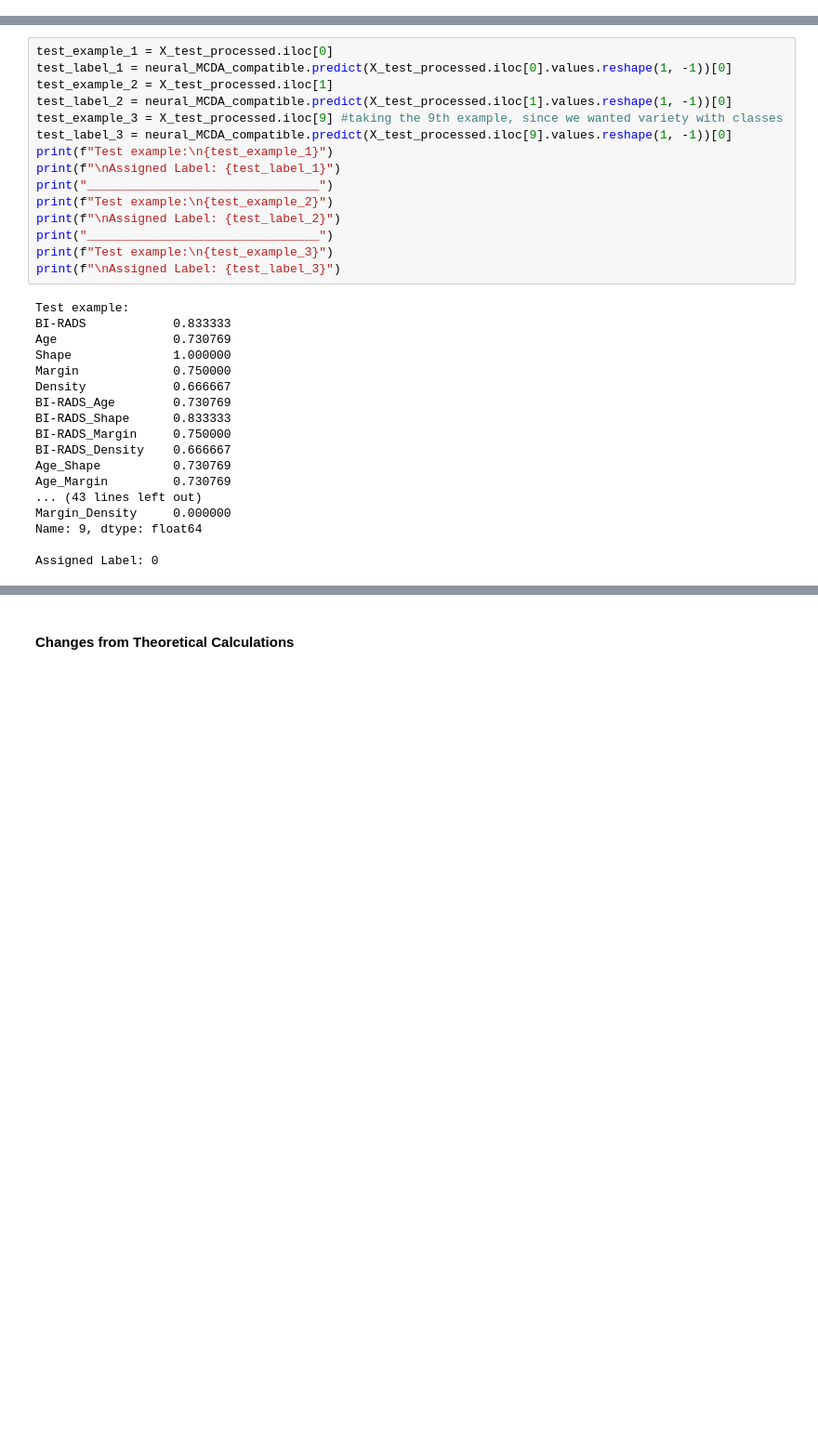
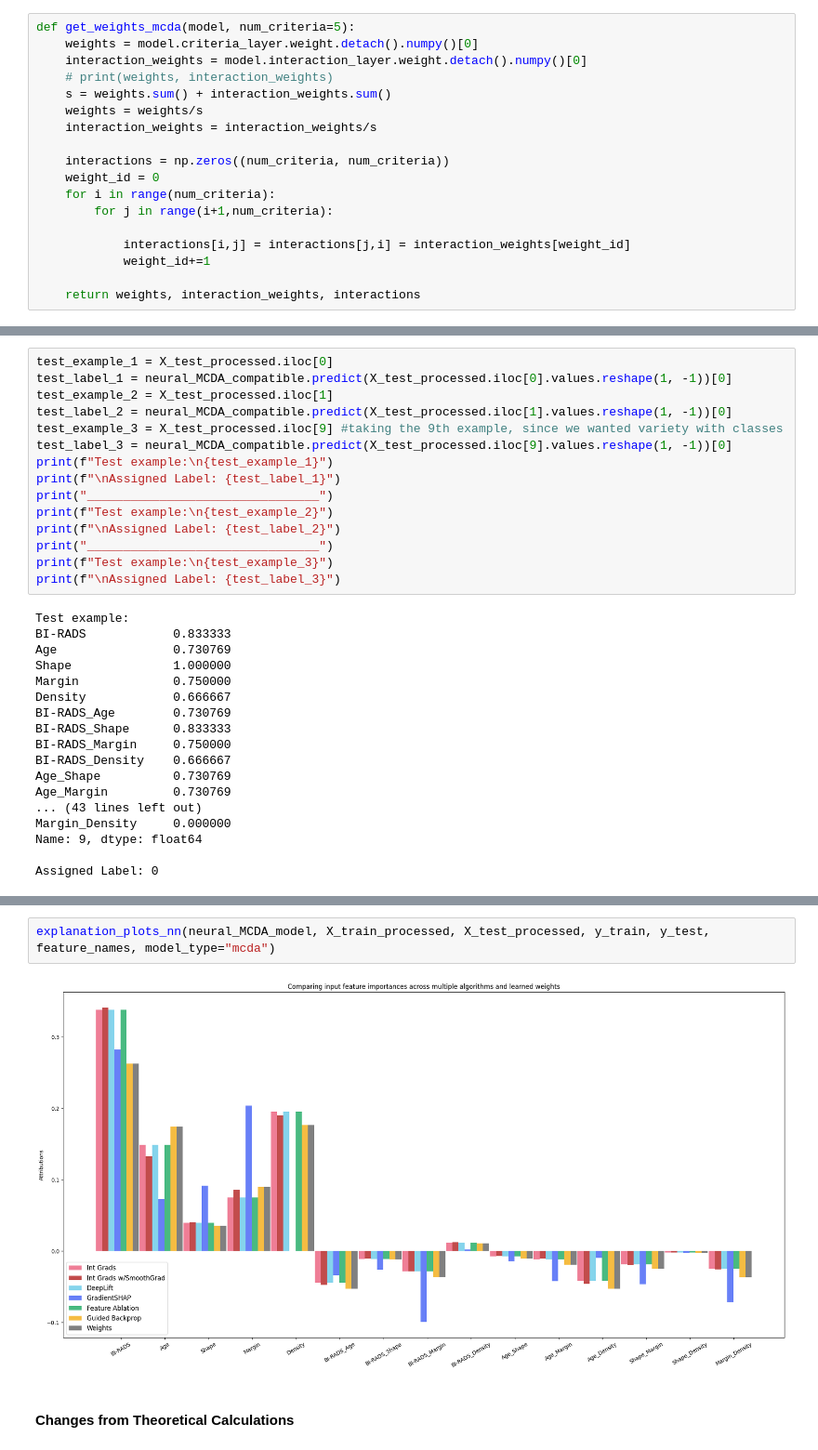
Before and after one commit to MatTheTab/Decision_Analysis, a Jupyter notebook: Project_3/BDA_Project_3.ipynb, the cells around one changed output, grey strips where cells are left out. Shown at 93% size. Cells and saved outputs as stored; diff of their text form; blank space fills up the shorter version.

Commit message:
Add plots

```diff
--- a/Project_3/BDA_Project_3.ipynb
+++ b/Project_3/BDA_Project_3.ipynb
@@ -270,3 +269,21 @@ def nn_change_class_by_sampling(test_example, columns, classifier, epsilon=1e-3)
     print(f"Differences: {best_difference}")
     print(f"Model's original decision {original_class}")
     print(f"Model's new decision: {best_new_class}")
+# %%
+def get_weights_mcda(model, num_criteria=5):
+    weights = model.criteria_layer.weight.detach().numpy()[0]
+    interaction_weights = model.interaction_layer.weight.detach().numpy()[0]
+    # print(weights, interaction_weights)
+    s = weights.sum() + interaction_weights.sum()
+    weights = weights/s
+    interaction_weights = interaction_weights/s
+
+    interactions = np.zeros((num_criteria, num_criteria))
+    weight_id = 0
+    for i in range(num_criteria):
+        for j in range(i+1,num_criteria):
+
+            interactions[i,j] = interactions[j,i] = interaction_weights[weight_id]
+            weight_id+=1
+
+    return weights, interaction_weights, interactions
@@ -947,3 +1035,7 @@ Assigned Label: 0
+# %%
+explanation_plots_nn(neural_MCDA_model, X_train_processed, X_test_processed, y_train, y_test, feature_names, model_type="mcda")
+# %% [output]
+[figure, added]
 # %% [markdown]
 #### Changes from Theoretical Calculations
 # %%
```
Also changed, not shown: parts of 37 cells of this notebook.
